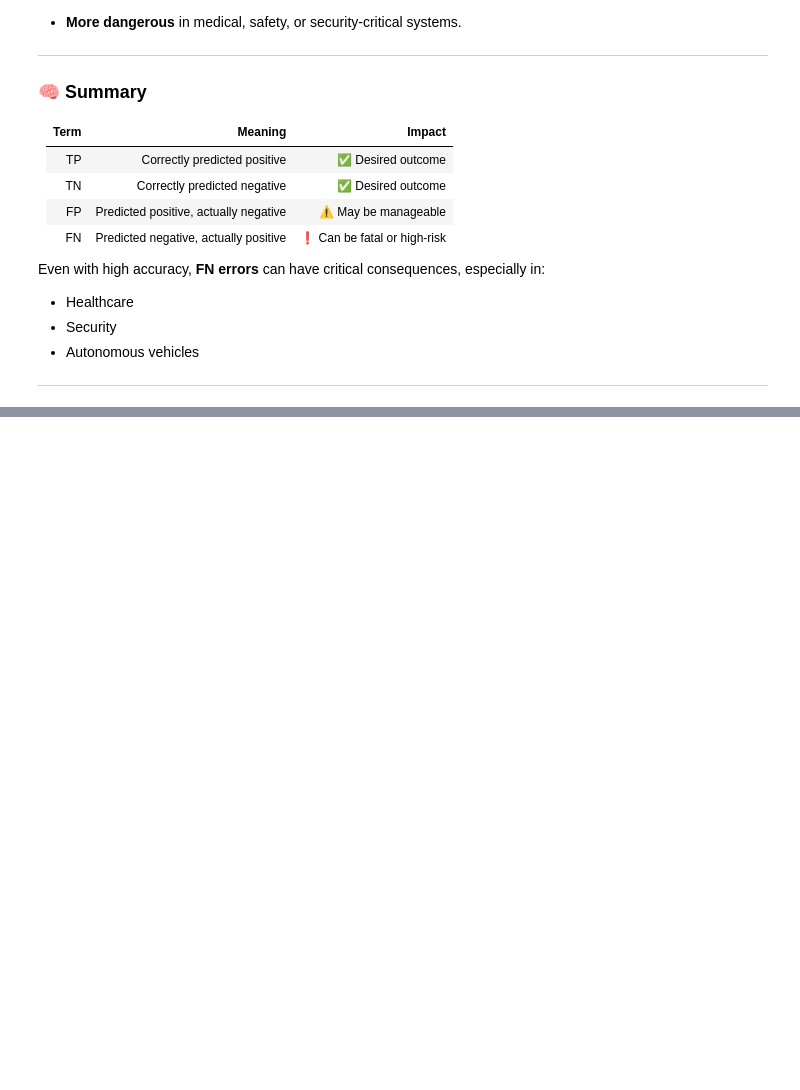
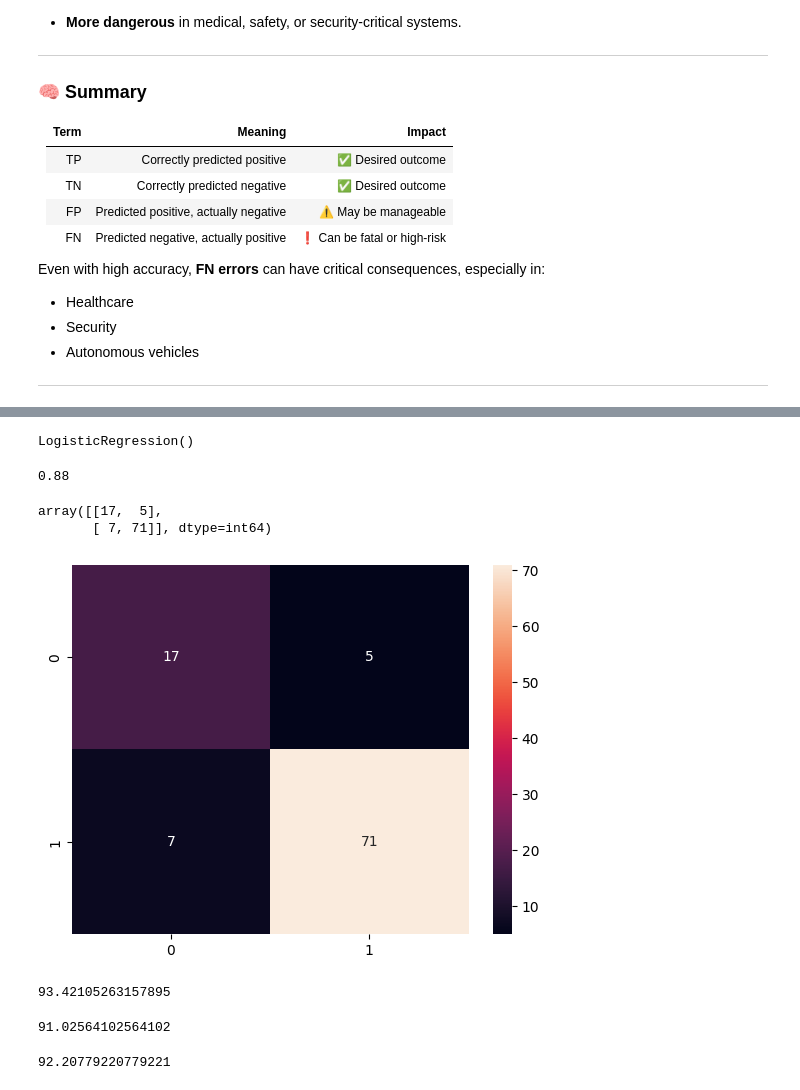
Before and after one commit to Ken-Kanike/ML, a Jupyter notebook: WsCubeTech/m8.ipynb, the cells around one changed output, grey strips where cells are left out. Saved outputs shown, nothing was run; the diff lists cells and outputs as text; code cells hidden in the pictures; blank space fills up the shorter version.

Commit message:
confusion matrix analysys and practical

```diff
--- a/WsCubeTech/m8.ipynb
+++ b/WsCubeTech/m8.ipynb
@@ -157,0 +226,3 @@ plt.show()
+# %%
+dataset = pd.read_csv(r"C:\Users\junai\Desktop\coding\ML\student_placement_data.csv")
+dataset.head()
@@ -157,0 +236,4 @@ plt.show()
+# %%
+# seperating data
+x = dataset.iloc[: , : -1]
+y = dataset["placed"]
@@ -157,0 +244,12 @@ plt.show()
+# %%
+from sklearn.linear_model import LogisticRegression
+
+lr = LogisticRegression()
+# %%
+lr.fit(x_train,y_train)
+# %% [output]
+LogisticRegression()
+# %%
+lr.score(x_test,y_test)
+# %% [output]
+0.88
@@ -157,0 +261,26 @@ plt.show()
+# %%
+confusion_matrix(y_test , lr.predict(x_test))
+# %% [output]
+array([[17,  5],
+       [ 7, 71]], dtype=int64)
+# %%
+# represent it graphically
+
+cf  = confusion_matrix(y_test , lr.predict(x_test))
+
+sns.heatmap(cf, annot= True)
+plt.show()
+# %% [output]
+[figure, added]
+# %%
+precision_score(y_test , lr.predict(x_test))*100
+# %% [output]
+93.42105263157895
+# %%
+recall_score(y_test , lr.predict(x_test))*100
+# %% [output]
+91.02564102564102
+# %%
+f1_score(y_test , lr.predict(x_test))*100
+# %% [output]
+92.20779220779221
```
Also changed, not shown: parts of 7 cells of this notebook.
